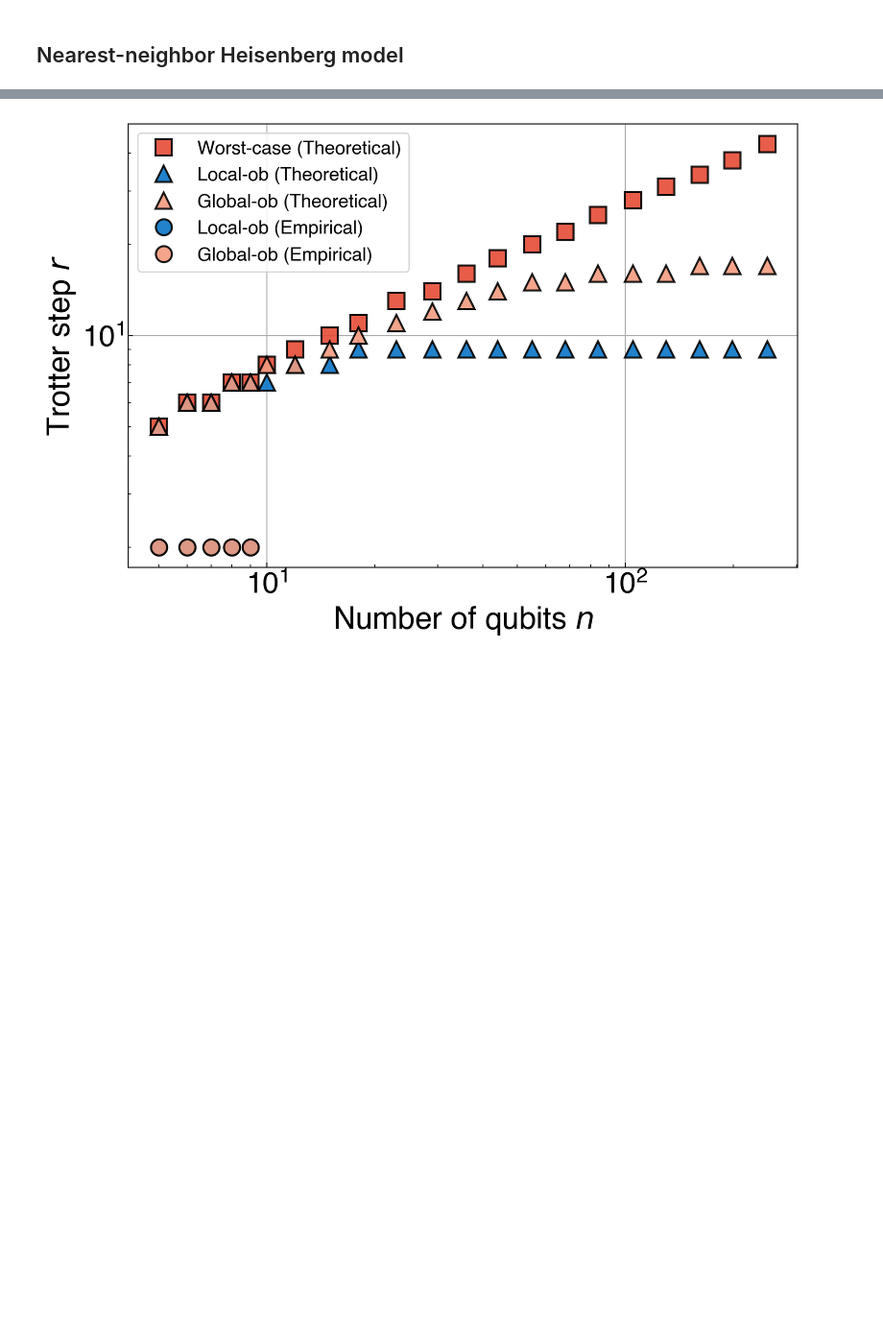
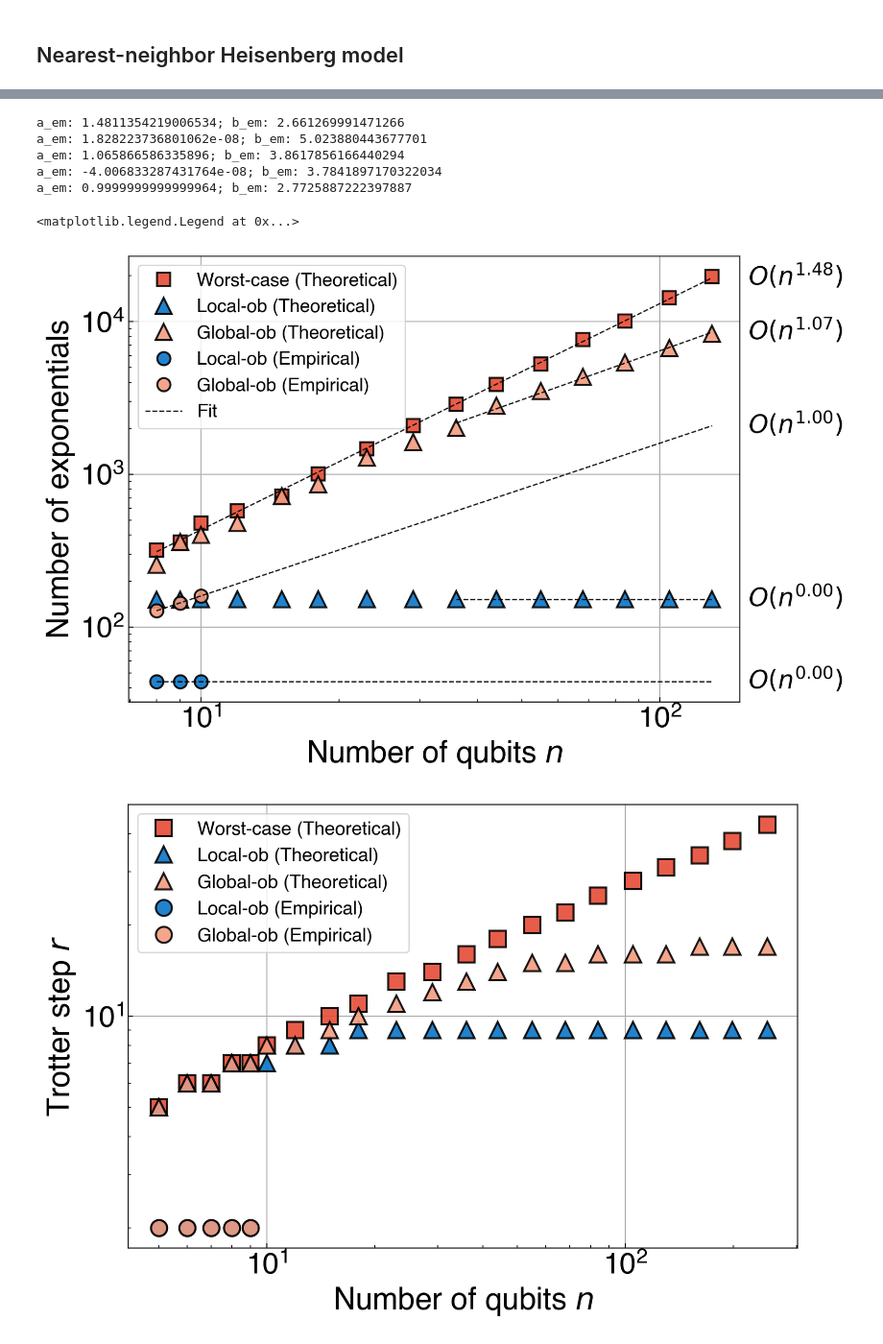
Before and after one commit to Jue-Xu/Trotter-Error-with-Observable, a Jupyter notebook: code/short_time.ipynb, the cells around one changed output, grey strips where cells are left out. Shown at 96% size. Drawn from its saved outputs; the diff is of its cells as text; code cells hidden in the pictures; blank space fills up the shorter version.

```diff
--- a/code/short_time.ipynb
+++ b/code/short_time.ipynb
@@ -272,3 +302,43 @@ a_em: 0.9999999999999988; b_em: 2.7725887222397834
+# %%
+n_list_bnd = n_list_bnd[2:]
+cost_st_list = cost_st_list[2:]
+cost_lc_list_s = cost_lc_list_s[2:]
+cost_lc_list_m = cost_lc_list_m[2:]
+n_list_emp = n_list_emp[2:]
+cost_em_list_s = cost_em_list_s[2:]
+cost_em_list_m = cost_em_list_m[2:]
+
+fig, ax2 = plt.subplots(figsize=(9, 6), layout='tight')
+# ob_string = 'XIII'
+ax2.plot(n_list_bnd, cost_st_list, 's', color='#E64B35FF', label=r'Worst-case (Theoretical)', markersize=10-markersize_shift)
+
+plot_fit(ax2, n_list_bnd[0:], cost_st_list[0:], var=suffix, x_offset=1.20, y_offset=0.9)
+# # ax2.plot(n_list, cost_st_found_list, 's', label=r'Worst-case (Ref \textcolor{blue}{[13]})', markersize=10)
+ax2.plot(n_list_bnd, cost_lc_list_s, '^', color='#0A75C7', label='Local-ob (Theoretical)', markersize=12-markersize_shift)
+plot_fit(ax2, n_list_bnd[-7:], cost_lc_list_s[-7:], var=suffix, x_offset=1.20, y_offset=0.9)
+ax2.plot(n_list_bnd, cost_lc_list_m, '^', color='#F39B7FFF', label='Global-ob (Theoretical)', markersize=12-markersize_shift)
+plot_fit(ax2, n_list_bnd[-7:], cost_lc_list_m[-7:], var=suffix, x_offset=1.20, y_offset=0.9)
+ax2.plot(n_list_emp, cost_em_list_s, 'o', color='#0A75C7', label='Local-ob (Empirical)')
+plot_fit(ax2, n_list_emp[-4:], cost_em_list_s[-4:], var=suffix, x_offset=1.20, y_offset=0.9, ext_x=n_list_bnd)
+ax2.plot(n_list_emp, cost_em_list_m, 'o', color='#F39B7FFF', label='Global-ob (Empirical)')
+plot_fit(ax2, n_list_emp[-4:], cost_em_list_m[-4:], var=suffix, x_offset=1.20, y_offset=0.9, ext_x=n_list_bnd, label='Fit')
+# ax2.plot(n_list, r_lc_found_list, '-*', label='Lightcone (bound)', markeredgecolor='k')
+# Add labels and a legend
+ax2.set_xlabel(f'Number of qubits $n$')
+ax2.set_ylabel('Number of exponentials')
+# ax2.set_title(fr'{prefix} Heisenberg (J={J}, h={h}, fix t={t}, $\epsilon$={eps}) PF2')
+ax2.loglog();
+# ax2.set_xscale('log', base=20)
+# ax2.set_yscale('log', base=10)
+ax2.grid(); ax2.legend(loc='upper left')
+# %% [output]
+a_em: 1.4811354219006534; b_em: 2.661269991471266
+a_em: 1.828223736801062e-08; b_em: 5.023880443677701
+a_em: 1.065866586335896; b_em: 3.8617856166440294
+a_em: -4.006833287431764e-08; b_em: 3.7841897170322034
+a_em: 0.9999999999999964; b_em: 2.7725887222397887
+<matplotlib.legend.Legend at 0x...>
+[figure, added]
 # %%
 fig, ax = plt.subplots(1, 1, figsize=(9, 6))
 ax.plot(bnd_data['n'], bnd_data['worst'], 's', label='Worst-case (Theoretical)')
```
Also changed, not shown: parts of 30 cells of this notebook, 31 other files.
